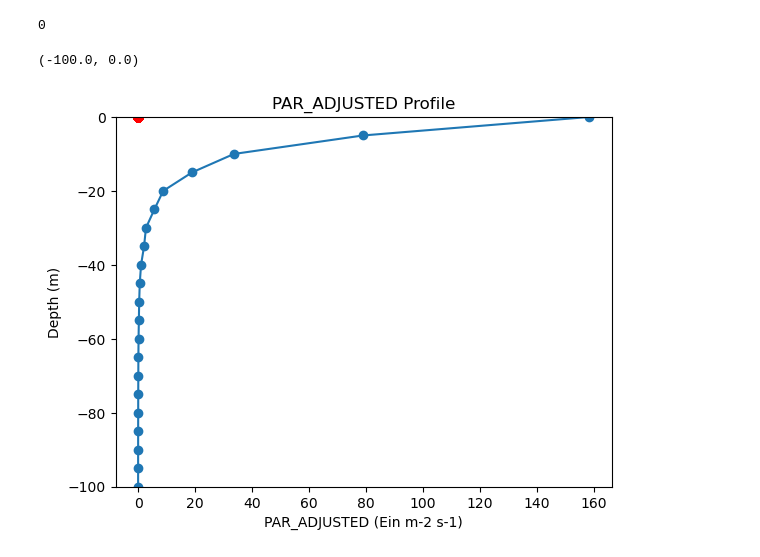
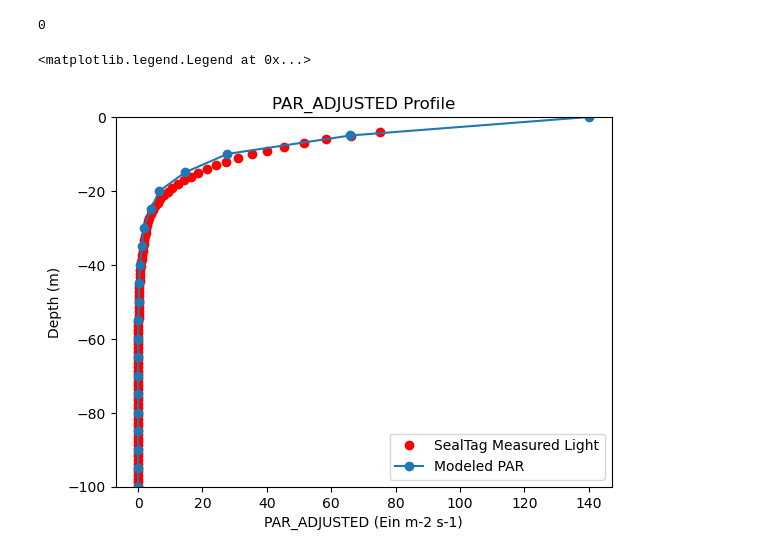
Before and after one commit to JakeWeis/SOCA_LIGHT_SEALS, a Jupyter notebook: Sample_notebook_Extract_SOCA-LIGHT-MODELS-2023_from_BGC_ARGO.ipynb, the cells around one changed output. Cells and saved outputs as stored; diff of their text form; code cells hidden in the pictures.

```diff
--- a/Sample_notebook_Extract_SOCA-LIGHT-MODELS-2023_from_BGC_ARGO.ipynb
+++ b/Sample_notebook_Extract_SOCA-LIGHT-MODELS-2023_from_BGC_ARGO.ipynb
@@ -294,7 +294,7 @@ ED380_OUT_PATH = (''.join([str(curr_work_dir),'/OUTPUTS/ED380']))
 ED412_OUT_PATH = (''.join([str(curr_work_dir),'/OUTPUTS/ED412']))
 ED490_OUT_PATH = (''.join([str(curr_work_dir),'/OUTPUTS/ED490']))
 
-profile = 32
+profile = 6
 
 #######################################################################################
 # READ INPUTS FROM EXCEL FILE
@@ -305,17 +305,17 @@ Inputs=pd.read_excel(str(input_file_name))
 
 for i in np.arange(len(Inputs)):
     SEALTAG_NC_FILE = Inputs.SEALTAG_NC_FILE[i]
-    RHO412 = Inputs.RHO412[i]
-    RHO443 = Inputs.RHO443[i]
-    RHO490 = Inputs.RHO490[i]
-    RHO555 = Inputs.RHO555[i]
-    RHO670 = Inputs.RHO670[i]
+    RHO412 = Inputs.RRS412[i]
+    RHO443 = Inputs.RRS443[i]
+    RHO490 = Inputs.RRS490[i]
+    RHO555 = Inputs.RRS555[i]
+    RHO670 = Inputs.RRS670[i]
     PAR = Inputs.PAR[i]
     KD490 = Inputs.KD490[i]
-    PAR_output_file = (''.join([str(PAR_OUT_PATH),'/',str(Inputs.DAC[i]),'_',str(Inputs.WMO[i]),'_',str(Inputs.N_CYCLE[i]),'_PAR.txt']))
-    ED380_output_file = (''.join([str(ED380_OUT_PATH),'/',str(Inputs.DAC[i]),'_',str(Inputs.WMO[i]),'_',str(Inputs.N_CYCLE[i]),'_ED380.txt']))
-    ED412_output_file = (''.join([str(ED412_OUT_PATH),'/',str(Inputs.DAC[i]),'_',str(Inputs.WMO[i]),'_',str(Inputs.N_CYCLE[i]),'_ED412.txt']))
-    ED490_output_file = (''.join([str(ED490_OUT_PATH),'/',str(Inputs.DAC[i]),'_',str(Inputs.WMO[i]),'_',str(Inputs.N_CYCLE[i]),'_ED490.txt']))
+    PAR_output_file = (''.join([str(PAR_OUT_PATH),'/',str(Inputs.TAG_ID[i]),'_',str(Inputs.N_CYCLE[i]),'_PAR.txt']))
+    ED380_output_file = (''.join([str(ED380_OUT_PATH),'/',str(Inputs.TAG_ID[i]),'_',str(Inputs.N_CYCLE[i]),'_ED380.txt']))
+    ED412_output_file = (''.join([str(ED412_OUT_PATH),'/',str(Inputs.TAG_ID[i]),'_',str(Inputs.N_CYCLE[i]),'_ED412.txt']))
+    ED490_output_file = (''.join([str(ED490_OUT_PATH),'/',str(Inputs.TAG_ID[i]),'_',str(Inputs.N_CYCLE[i]),'_ED490.txt']))
 
     #######################################################################################
 
@@ -471,15 +471,15 @@ for i in np.arange(len(Inputs)):
 0
 # %%
 profile = 6
-NC.variables['PRES']
 # Plot PAR_ADJUSTED profile down to 100 m for checking
 plt.figure()
+plt.plot(NC.variables['LIGHT'][profile-1,:], -NC.variables['PRES'][profile-1,:], 'ro')
 plt.plot(db_par['PAR_ADJUSTED'], -db_par['depth'], '-o')
-plt.plot(NC.variables['LIGHT'][profile-1,:], -NC.variables['PRES'][profile-1,:], 'ro')
 plt.xlabel('PAR_ADJUSTED (Ein m-2 s-1)')
 plt.ylabel('Depth (m)')
 plt.title('PAR_ADJUSTED Profile')
 plt.ylim(-100,0)
+plt.legend(['SealTag Measured Light','Modeled PAR'])
 # %% [output]
-(-100.0, 0.0)
+<matplotlib.legend.Legend at 0x...>
-[figure, old version]
+[figure, new version]
```
Also changed, not shown: 19 other files.
